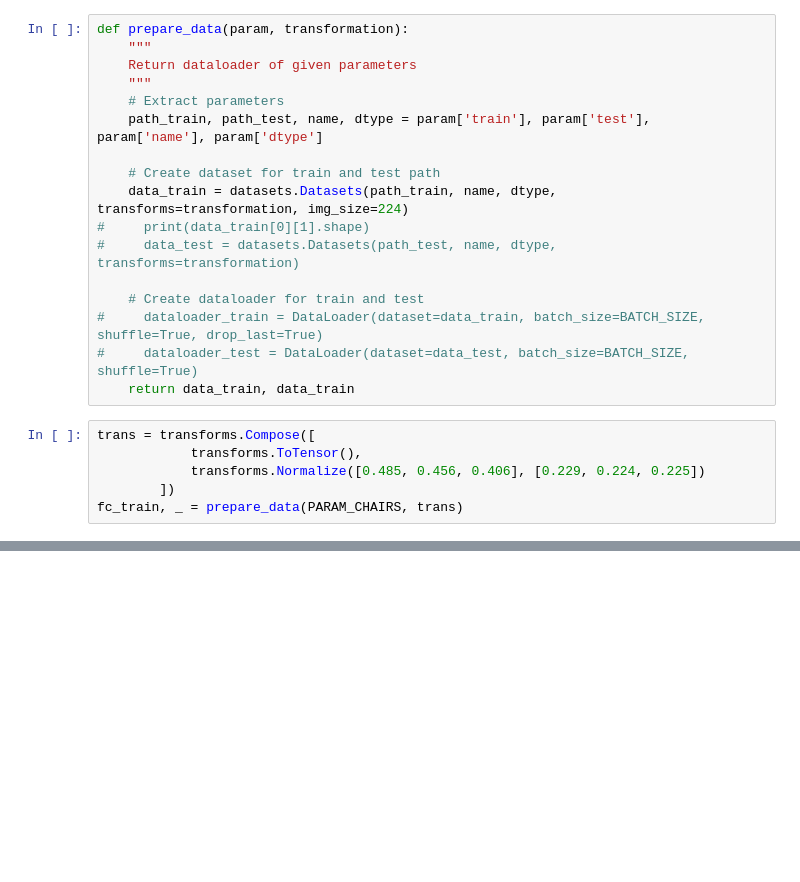
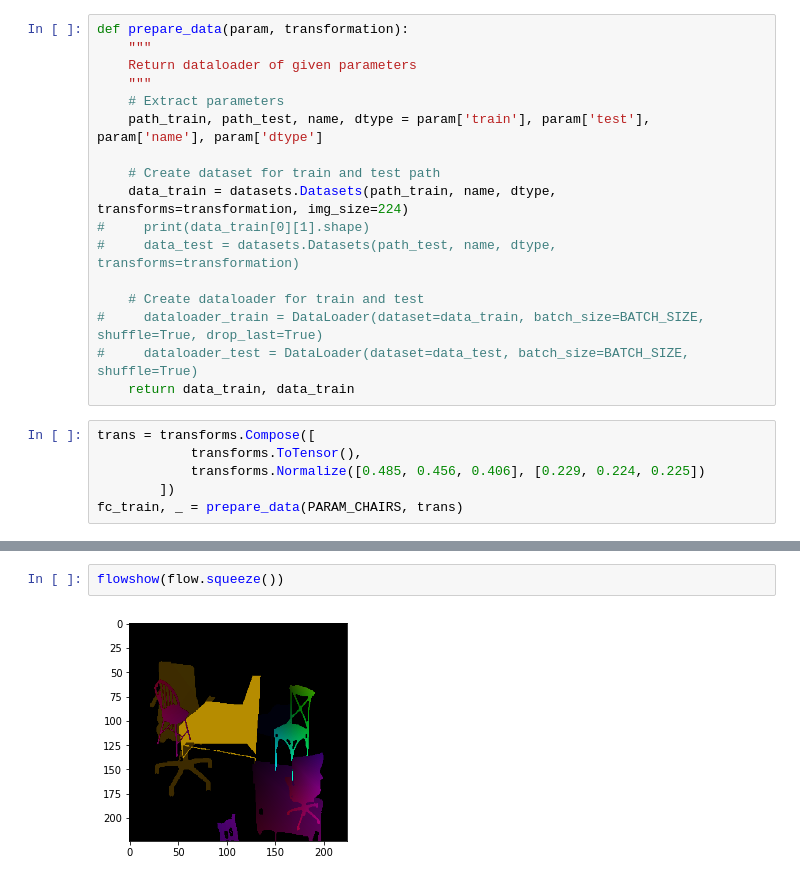
Before and after one commit to TMYuan/UnifiedNet, a Jupyter notebook: Test.ipynb, the cells around one changed output, grey strips where cells are left out. Saved outputs shown, nothing was run; the diff lists cells and outputs as text; blank space fills up the shorter version.

```diff
--- a/Test.ipynb
+++ b/Test.ipynb
@@ -44,0 +167,4 @@ fc_train, _ = prepare_data(PARAM_CHAIRS, trans)
+# %%
+flowshow(flow.squeeze())
+# %% [output]
+[figure, added]
```
Also changed, not shown: parts of 16 cells of this notebook, 5 other files.
